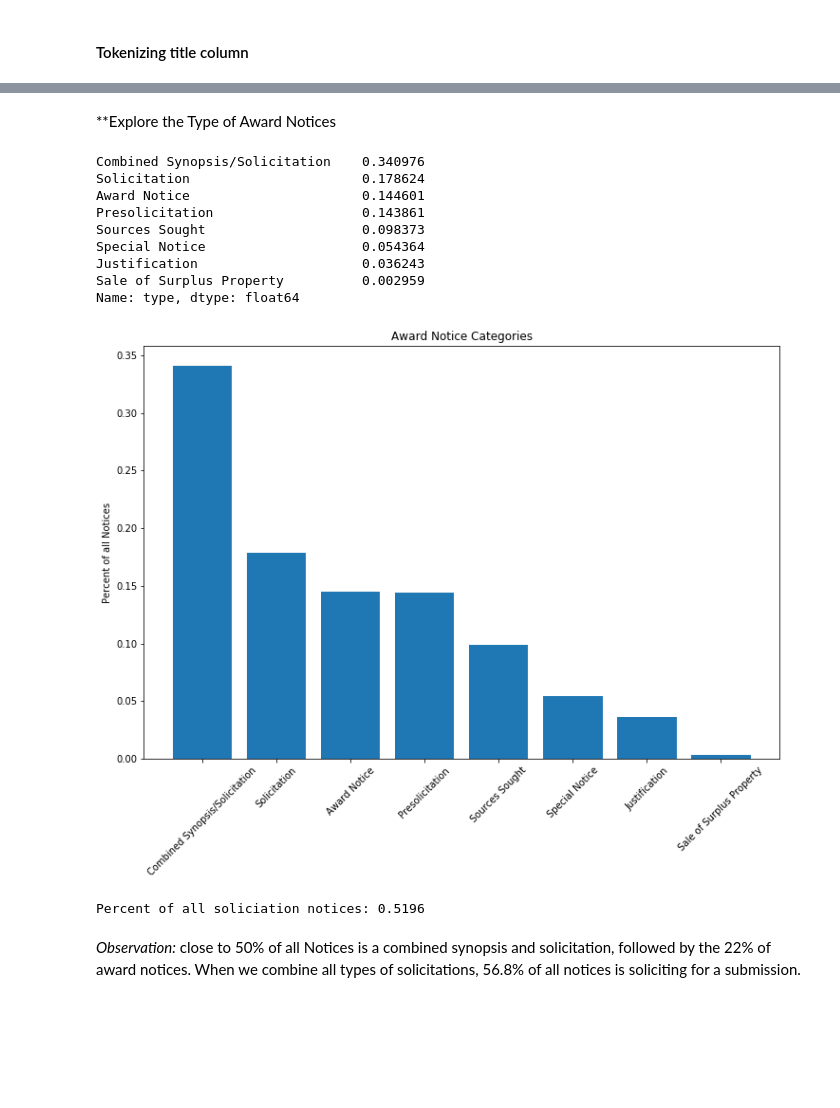
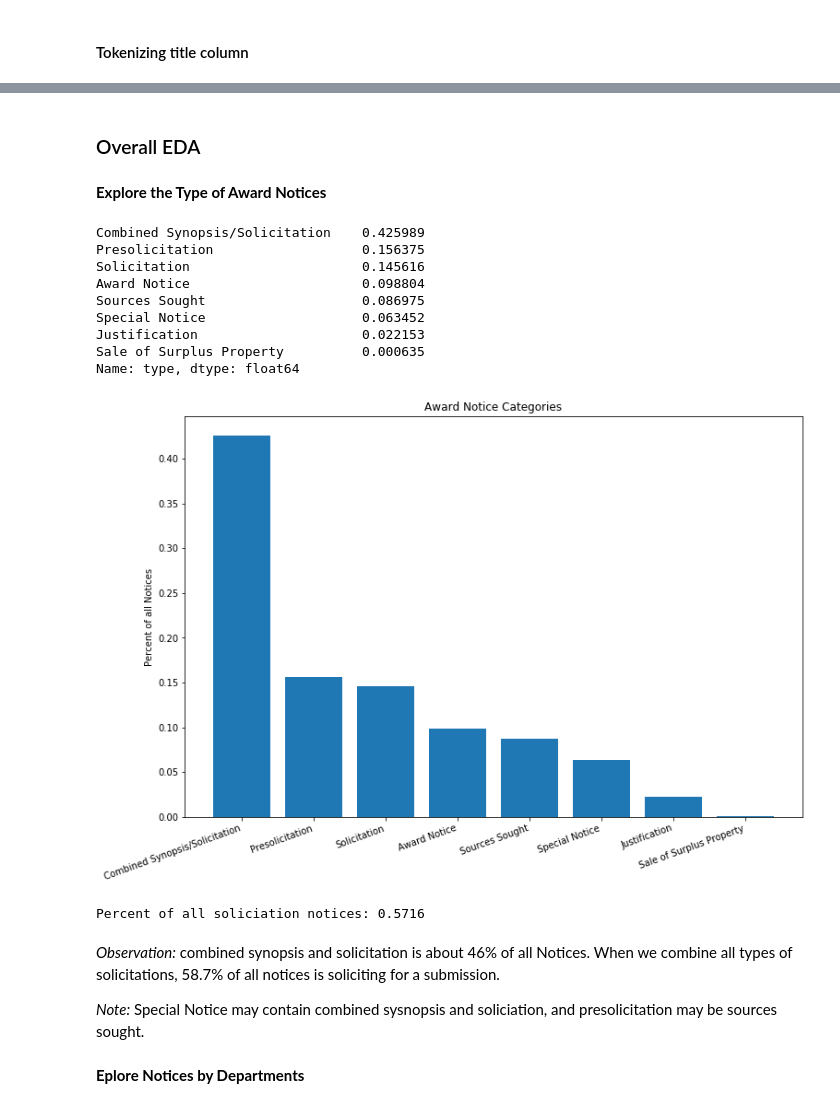
Before and after one commit to biborsz/Capstone, a Jupyter notebook: 001_EDA.ipynb, the cells around one changed output, grey strips where cells are left out. Drawn from its saved outputs; the diff is of its cells as text; code cells hidden in the pictures; blank space fills up the shorter version.

Commit message:
data pull 5-26 and completed general  EDA

```diff
--- a/001_EDA.ipynb
+++ b/001_EDA.ipynb
@@ -24,3 +11,6 @@ df = pd.concat([df1, df2, df3, df4, df5, df6, df7])
+# %%
+# read in combined csv file
+df = pd.read_csv('./data/combined.csv')
 # %%
 df.shape
 # %% [output]
@@ -45,3 +41,5 @@ Number of duplicated rows: 19188
+# %%
+df = df.drop_duplicates()
 # %%
 # check number of rows after removing duplicates
 
@@ -218,30 +218,33 @@ Length: 2704, dtype: object
+# %% [markdown]
+### Overall EDA
 # %% [markdown]
-**Explore the Type of Award Notices
+**Explore the Type of Award Notices**
 # %%
 # find count unique values of df['type']
 df['type'].value_counts(normalize=True)
 # %% [output]
-Combined Synopsis/Solicitation    0.340976
-Solicitation                      0.178624
-Award Notice                      0.144601
-Presolicitation                   0.143861
-Sources Sought                    0.098373
-Special Notice                    0.054364
-Justification                     0.036243
-Sale of Surplus Property          0.002959
+Combined Synopsis/Solicitation    0.425989
+Presolicitation                   0.156375
+Solicitation                      0.145616
+Award Notice                      0.098804
+Sources Sought                    0.086975
+Special Notice                    0.063452
+Justification                     0.022153
+Sale of Surplus Property          0.000635
 Name: type, dtype: float64
 # %%
 # find count unique values of df['type']
 
 fig = plt.figure(figsize=(12, 8))
 plt.title('Award Notice Categories')
-plt.xticks(rotation=45)
+plt.xticks(rotation=20, ha='right')
 plt.ylabel('Percent of all Notices')
 plt.bar(df['type'].value_counts().index, df['type'].value_counts(normalize=True));
 
 # xticks rotation source: https://kite.com/python/answers/how-to-rotate-date-ticks-using-matplotlib-in-python
+# xticks alignment source: https://stackoverflow.com/questions/14852821/aligning-rotated-xticklabels-with-their-respective-xticks
 # %% [output]
-[figure, old version]
+[figure, new version]
 # %%
 # combine solicitation notices with combined synopsis and soliciation notices
 # this gives back the percent of notices that solicit applications for award
@@ -250,6 +253,10 @@ print(f"Percent of all soliciation notices: \
 {round(df['type'].value_counts(normalize=True)['Combined Synopsis/Solicitation'] + df['type'].value_counts(normalize=True)['Solicitation'], 4)}\
 ")
 # %% [output]
-Percent of all soliciation notices: 0.5196
+Percent of all soliciation notices: 0.5716
 # %% [markdown]
-*Observation:* close to 50% of all Notices is a combined synopsis and solicitation, followed by the 22% of award notices. When we combine all types of solicitations, 56.8% of all notices is soliciting for a submission.
+*Observation:* combined synopsis and solicitation is about 46% of all Notices. When we combine all types of solicitations, 58.7% of all notices is soliciting for a submission.
+
+*Note:* Special Notice may contain combined sysnopsis and soliciation, and presolicitation may be sources sought.
+# %% [markdown]
+**Eplore Notices by Departments**
```
Also changed, not shown: parts of 24 cells of this notebook, 3 other files.
